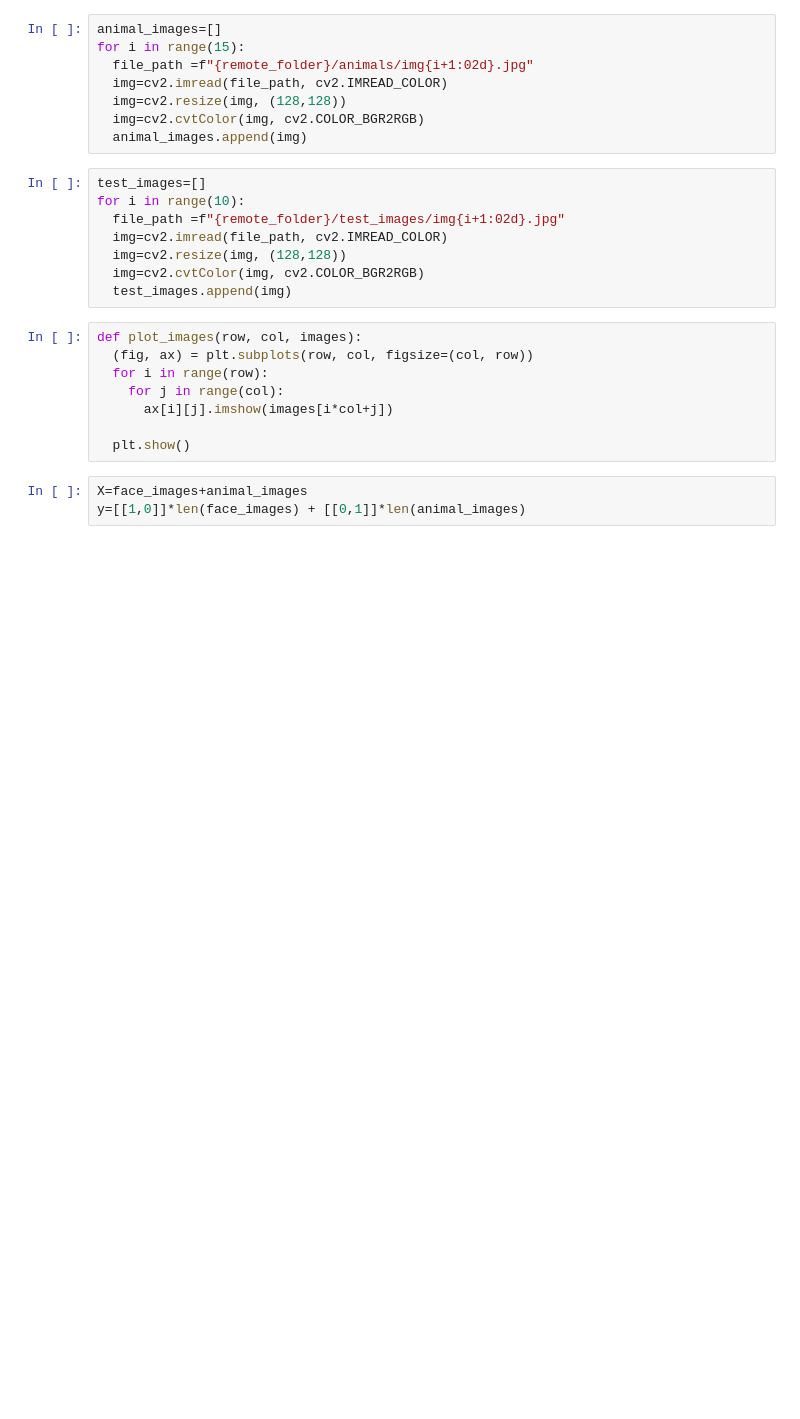
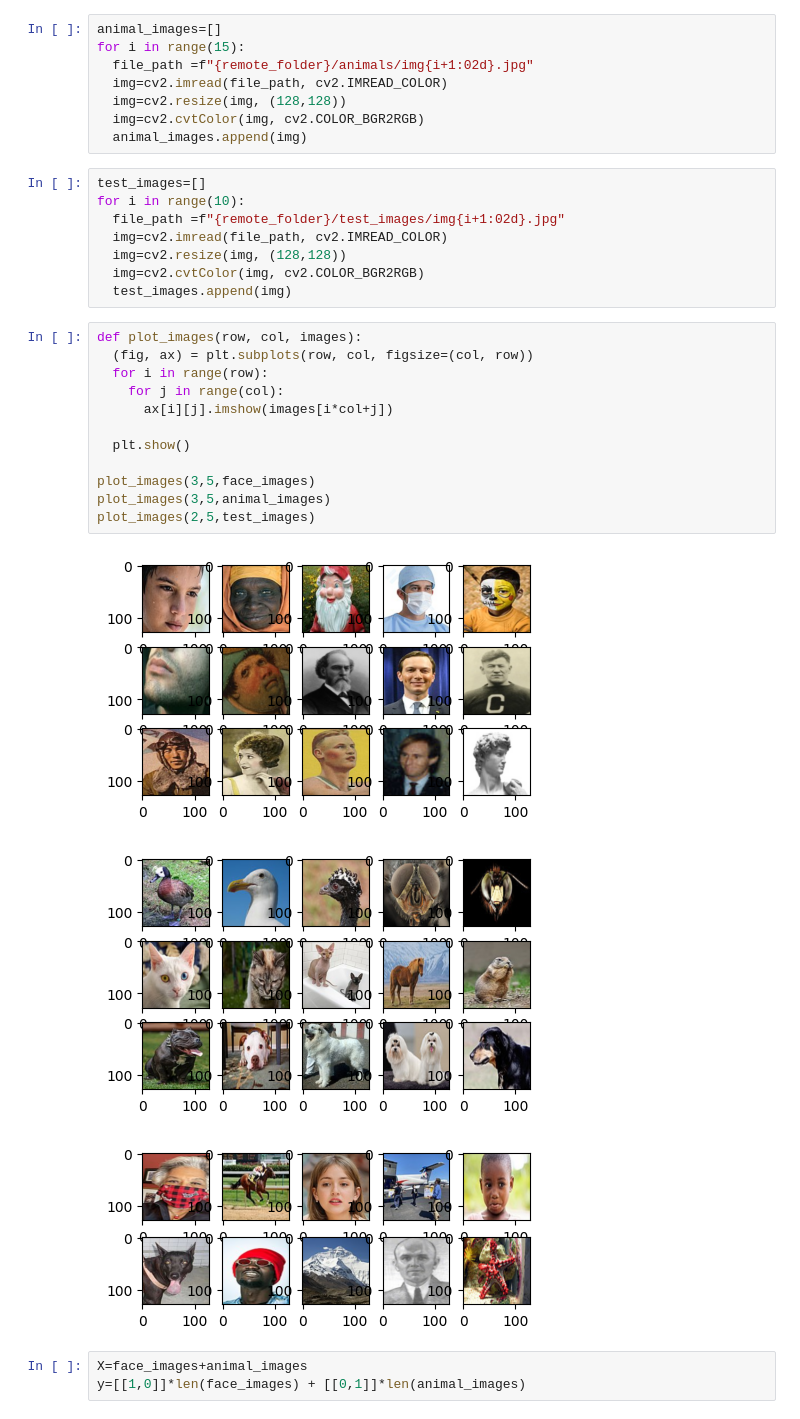
Before and after one commit to jalanwang/Robot-AI, a Jupyter notebook: colab/cnn3.ipynb, the cells around one changed output. Drawn from its saved outputs; the diff is of its cells as text; blank space fills up the shorter version.

```diff
--- a/colab/cnn3.ipynb
+++ b/colab/cnn3.ipynb
@@ -45,11 +45,19 @@ for i in range(10):
 # %%
 def plot_images(row, col, images):
   (fig, ax) = plt.subplots(row, col, figsize=(col, row))
   for i in range(row):
     for j in range(col):
       ax[i][j].imshow(images[i*col+j])
 
   plt.show()
+
+plot_images(3,5,face_images)
+plot_images(3,5,animal_images)
+plot_images(2,5,test_images)
+# %% [output]
+[figure, added]
+[figure, added]
+[figure, added]
 # %%
 X=face_images+animal_images
 y=[[1,0]]*len(face_images) + [[0,1]]*len(animal_images)
```
Also changed, not shown: parts of 5 cells of this notebook, 2 other files.
